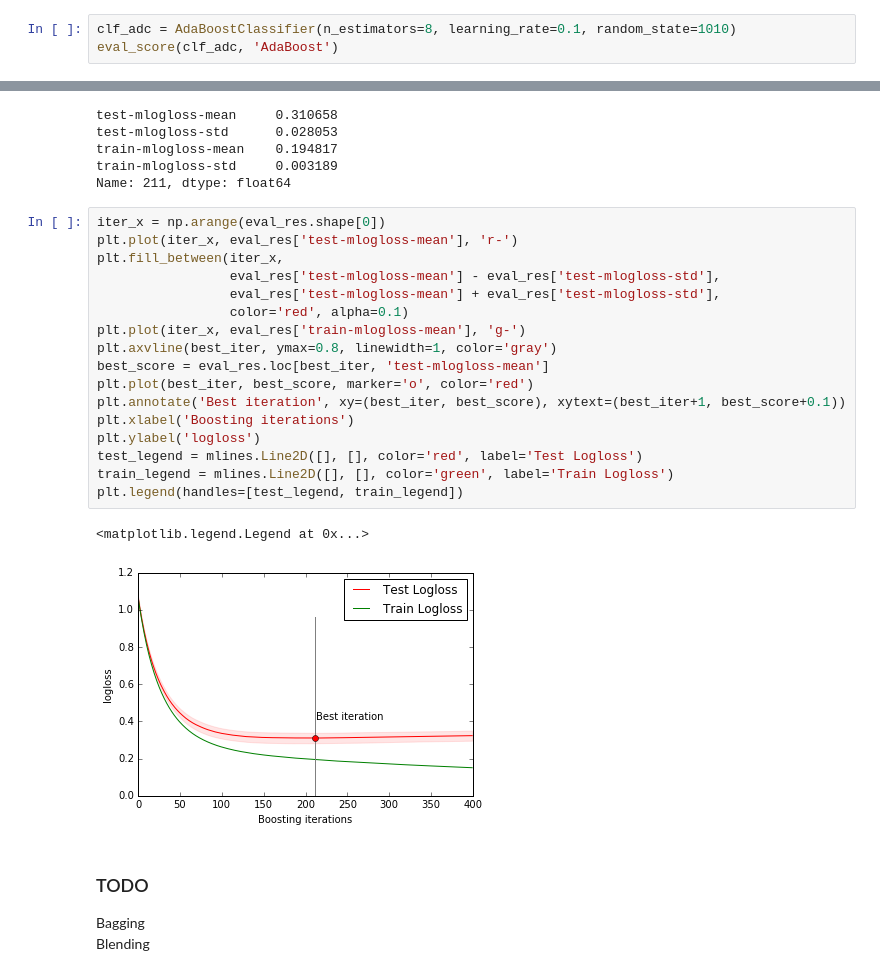
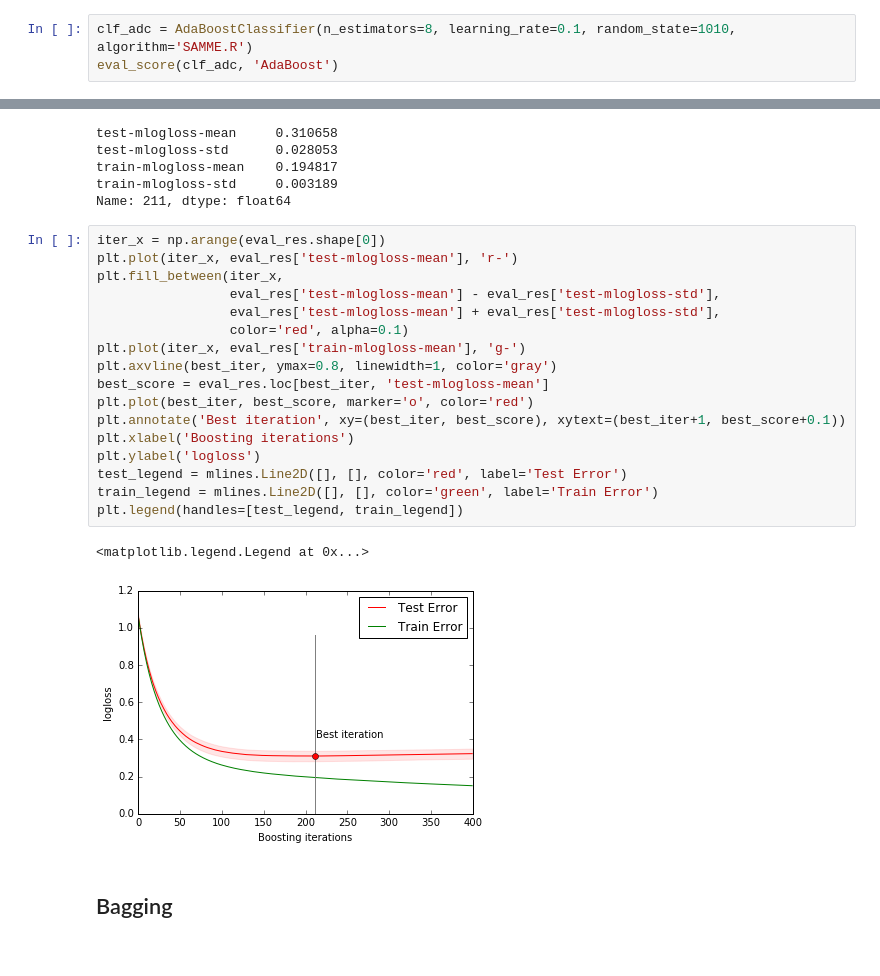
Before and after one commit to catena/ml-demo, a Jupyter notebook: report/Ensemble.ipynb, the cells around one changed output, grey strips where cells are left out. Cells and saved outputs as stored; diff of their text form.

Commit message:
completed boosting, added bagging

```diff
--- a/report/Ensemble.ipynb
+++ b/report/Ensemble.ipynb
@@ -144,7 +144,7 @@ $$
     w_i^{(m+1)} = w_i^{(m)} e^{-\alpha_m}.
     $$
 # %%
-clf_adc = AdaBoostClassifier(n_estimators=8, learning_rate=0.1, random_state=1010)
+clf_adc = AdaBoostClassifier(n_estimators=8, learning_rate=0.1, random_state=1010, algorithm='SAMME.R')
 eval_score(clf_adc, 'AdaBoost')
 # %% [output]
 AdaBoost logloss: -0.509680 +/- 0.030940
@@ -210,24 +220,22 @@ Name: 211, dtype: float64
 # %%
 iter_x = np.arange(eval_res.shape[0])
 plt.plot(iter_x, eval_res['test-mlogloss-mean'], 'r-')
 plt.fill_between(iter_x,
                  eval_res['test-mlogloss-mean'] - eval_res['test-mlogloss-std'],
                  eval_res['test-mlogloss-mean'] + eval_res['test-mlogloss-std'],
                  color='red', alpha=0.1)
 plt.plot(iter_x, eval_res['train-mlogloss-mean'], 'g-')
 plt.axvline(best_iter, ymax=0.8, linewidth=1, color='gray')
 best_score = eval_res.loc[best_iter, 'test-mlogloss-mean']
 plt.plot(best_iter, best_score, marker='o', color='red')
 plt.annotate('Best iteration', xy=(best_iter, best_score), xytext=(best_iter+1, best_score+0.1))
 plt.xlabel('Boosting iterations')
 plt.ylabel('logloss')
-test_legend = mlines.Line2D([], [], color='red', label='Test Logloss')
-train_legend = mlines.Line2D([], [], color='green', label='Train Logloss')
+test_legend = mlines.Line2D([], [], color='red', label='Test Error')
+train_legend = mlines.Line2D([], [], color='green', label='Train Error')
 plt.legend(handles=[test_legend, train_legend])
 # %% [output]
 <matplotlib.legend.Legend at 0x...>
-[figure, old version]
+[figure, new version]
 # %% [markdown]
-### TODO
-Bagging
-Blending
+## Bagging
```
Also changed, not shown: parts of 8 cells of this notebook.
